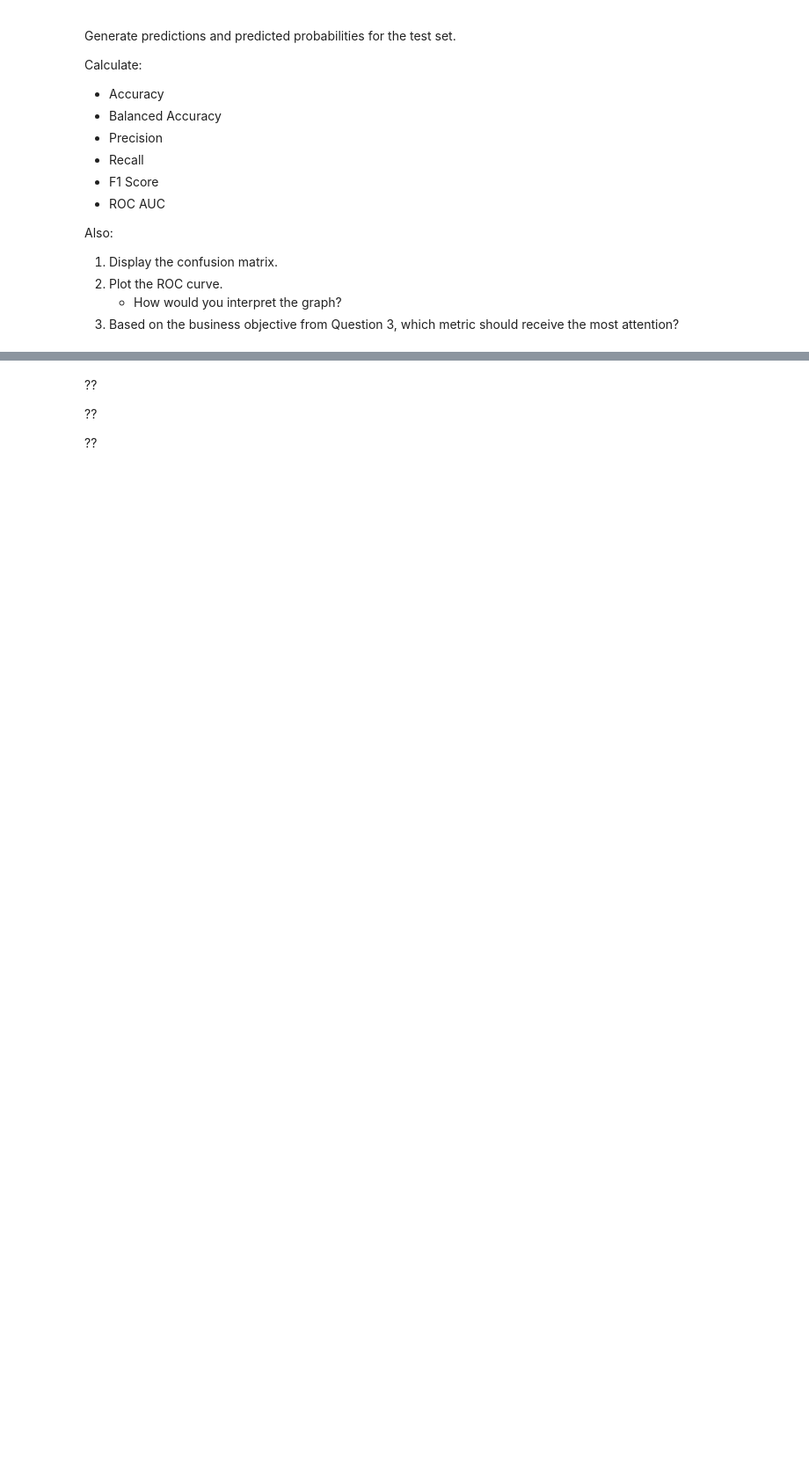
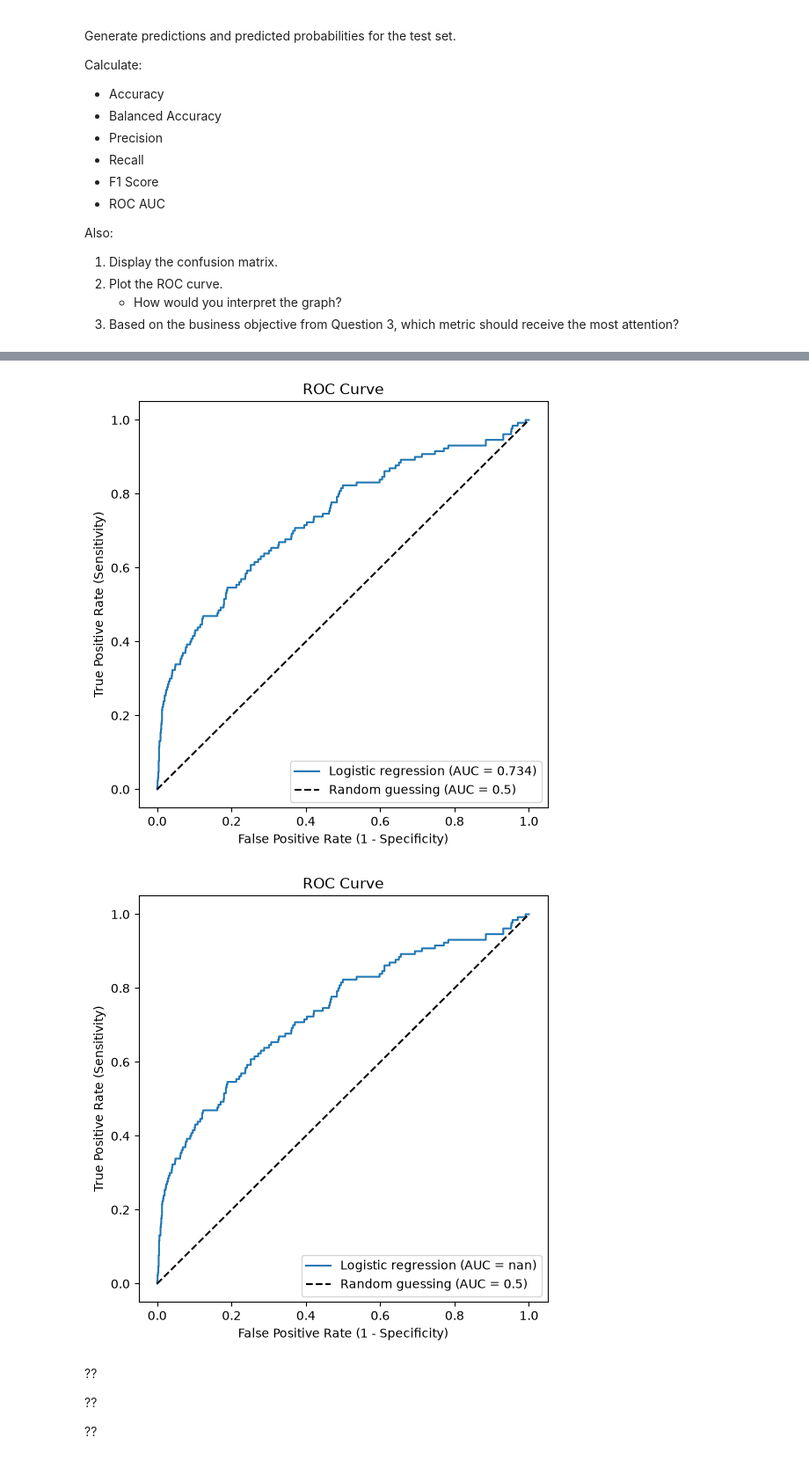
Before and after one commit to talalal3thman/test-github, a Jupyter notebook: content/03-supervised-machine-learning/11-imbalanced-data/labs/lab-classification-bank-marketing.ipynb, the cells around one changed output, grey strips where cells are left out. Shown at 88% size. Drawn from its saved outputs; the diff is of its cells as text; code cells hidden in the pictures; blank space fills up the shorter version.

```diff
--- a/content/03-supervised-machine-learning/11-imbalanced-data/labs/lab-classification-bank-marketing.ipynb
+++ b/content/03-supervised-machine-learning/11-imbalanced-data/labs/lab-classification-bank-marketing.ipynb
@@ -515,3 +562,32 @@ Also:
+# %%
+# Calculate ROC curve and ROC AUC score using correct variables and imports
+# Calculate ROC curve and ROC AUC score using the correct positive-class probabilities
+preds_proba1 = lr.predict_proba(X_test)[:, 1]
+
+fpr, tpr, thresholds = roc_curve(y_test, preds_proba1, pos_label=1)
+auc_score = roc_auc_score(y_test, preds_proba1)
+
+plt.figure(figsize=(6, 6))
+plt.plot(fpr, tpr, label=f'Logistic regression (AUC = {auc_score:.3f})')
+plt.plot([0, 1], [0, 1], 'k--', label='Random guessing (AUC = 0.5)')
+plt.xlabel('False Positive Rate (1 - Specificity)')
+plt.ylabel('True Positive Rate (Sensitivity)')
+plt.title('ROC Curve')
+plt.legend(loc='lower right')
+plt.show()
+auc_score = roc_auc_score(y_test == 'yes', preds_proba1)
+
+plt.figure(figsize=(6, 6))
+plt.plot(fpr, tpr, label=f'Logistic regression (AUC = {auc_score:.3f})')
+plt.plot([0, 1], [0, 1], 'k--', label='Random guessing (AUC = 0.5)')
+plt.xlabel('False Positive Rate (1 - Specificity)')
+plt.ylabel('True Positive Rate (Sensitivity)')
+plt.title('ROC Curve')
+plt.legend(loc='lower right')
+plt.show()
+# %% [output]
+[figure, added]
+[figure, added]
 # %% [markdown]
 ??
 
```
Also changed, not shown: parts of 32 cells of this notebook, 9 other files.
